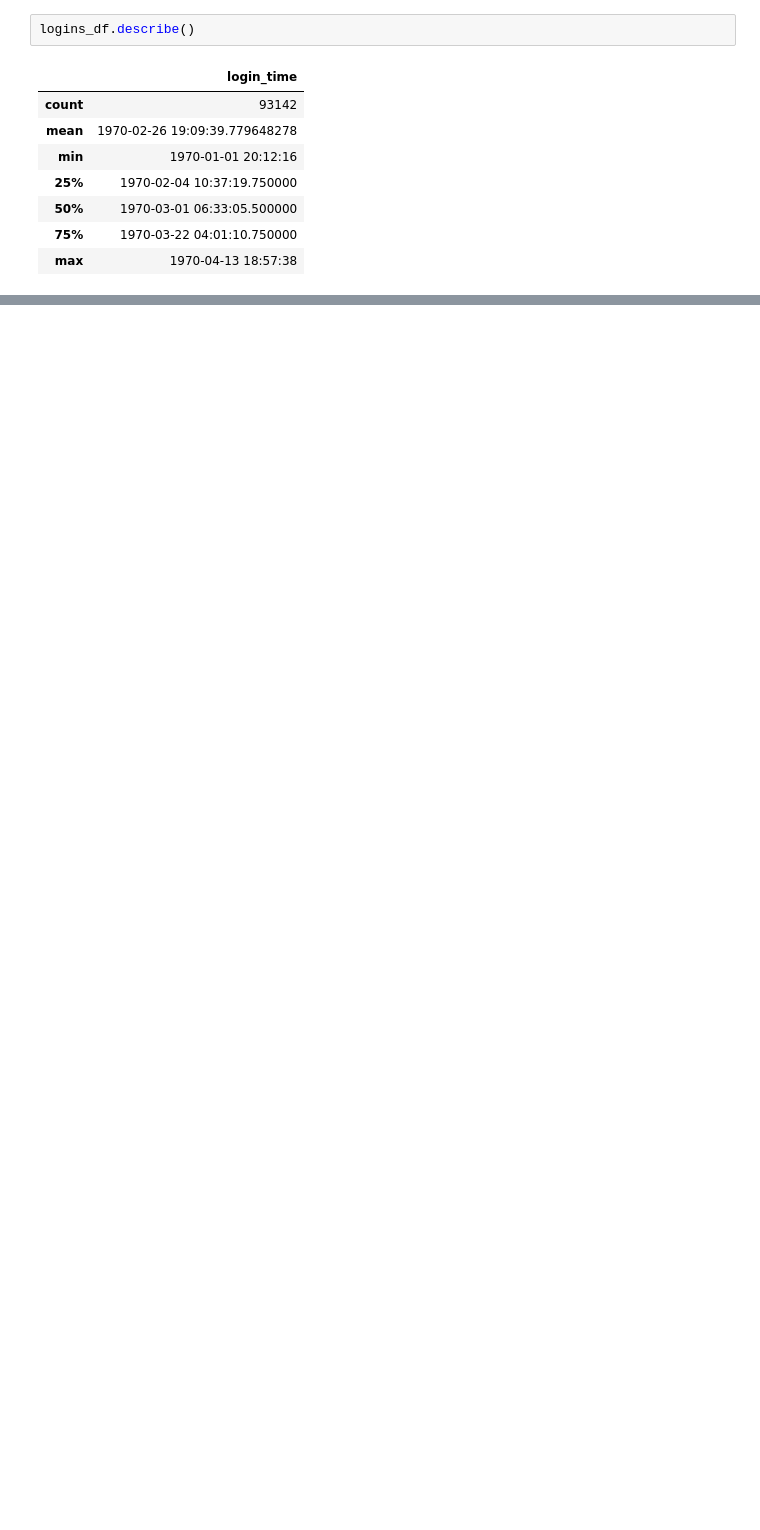
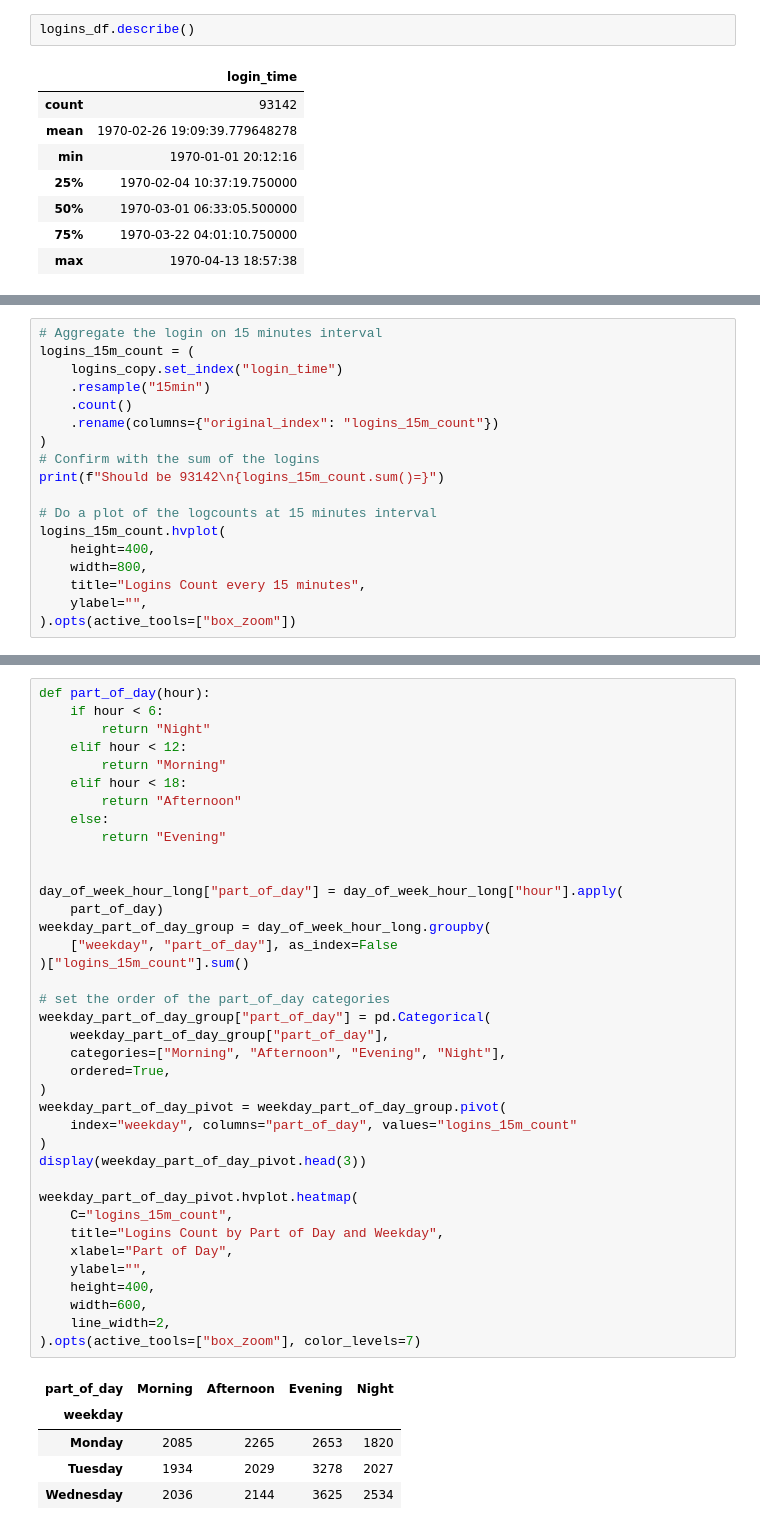
Before and after one commit to jonnross88/ultimate_project_3, a Jupyter notebook: data_analysis_challenge.ipynb, the cells around one changed output, grey strips where cells are left out. Cells and saved outputs as stored; diff of their text form; blank space fills up the shorter version.

Commit message:
filled out draft answers for part 1 and 2

```diff
--- a/data_analysis_challenge.ipynb
+++ b/data_analysis_challenge.ipynb
@@ -87,0 +114,18 @@ logins_df.describe()
+# %%
+# Aggregate the login on 15 minutes interval
+logins_15m_count = (
+    logins_copy.set_index("login_time")
+    .resample("15min")
+    .count()
+    .rename(columns={"original_index": "logins_15m_count"})
+)
+# Confirm with the sum of the logins
+print(f"Should be 93142\n{logins_15m_count.sum()=}")
+
+# Do a plot of the logcounts at 15 minutes interval
+logins_15m_count.hvplot(
+    height=400,
+    width=800,
+    title="Logins Count every 15 minutes",
+    ylabel="",
+).opts(active_tools=["box_zoom"])
@@ -87,0 +310,44 @@ logins_df.describe()
+# %%
+def part_of_day(hour):
+    if hour < 6:
+        return "Night"
+    elif hour < 12:
+        return "Morning"
+    elif hour < 18:
+        return "Afternoon"
+    else:
+        return "Evening"
+
+
+day_of_week_hour_long["part_of_day"] = day_of_week_hour_long["hour"].apply(
+    part_of_day)
+weekday_part_of_day_group = day_of_week_hour_long.groupby(
+    ["weekday", "part_of_day"], as_index=False
+)["logins_15m_count"].sum()
+
+# set the order of the part_of_day categories
+weekday_part_of_day_group["part_of_day"] = pd.Categorical(
+    weekday_part_of_day_group["part_of_day"],
+    categories=["Morning", "Afternoon", "Evening", "Night"],
+    ordered=True,
+)
+weekday_part_of_day_pivot = weekday_part_of_day_group.pivot(
+    index="weekday", columns="part_of_day", values="logins_15m_count"
+)
+display(weekday_part_of_day_pivot.head(3))
+
+weekday_part_of_day_pivot.hvplot.heatmap(
+    C="logins_15m_count",
+    title="Logins Count by Part of Day and Weekday",
+    xlabel="Part of Day",
+    ylabel="",
+    height=400,
+    width=600,
+    line_width=2,
+).opts(active_tools=["box_zoom"], color_levels=7)
+# %% [output]
+| part_of_day | Morning | Afternoon | Evening | Night |
+| weekday |  |  |  |  |
+| Monday | 2085 | 2265 | 2653 | 1820 |
+| Tuesday | 1934 | 2029 | 3278 | 2027 |
+| Wednesday | 2036 | 2144 | 3625 | 2534 |
```
Also changed, not shown: parts of 32 cells of this notebook, 1 other file.
